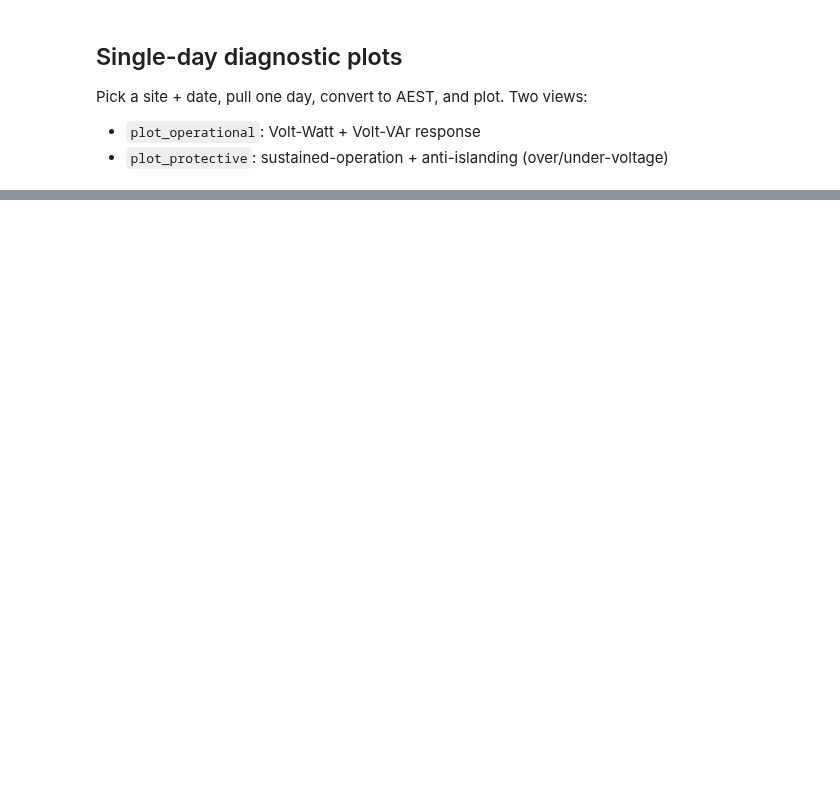
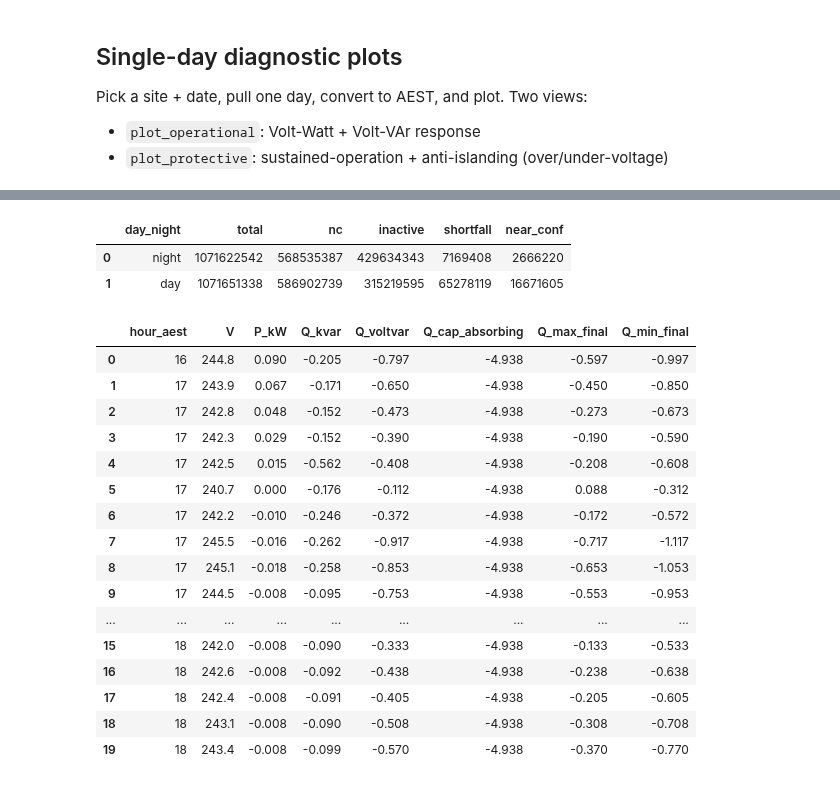
Before and after one commit to UNSW-CEEM/CICCADA, a Jupyter notebook: bms_sa_review/data_query/01b_fleet_eda.ipynb, the cells around one changed output, grey strips where cells are left out. Cells and saved outputs as stored; diff of their text form; code cells hidden in the pictures; blank space fills up the shorter version.

```diff
--- a/bms_sa_review/data_query/01b_fleet_eda.ipynb
+++ b/bms_sa_review/data_query/01b_fleet_eda.ipynb
@@ -281,9 +577,24 @@ ep.plot_operational(df_day, info["site_id"], info["ac_capacity_kw"], ZOOM_DATE,
+# %%
+aq("""
+    SELECT day_night,
+           sum(total_count)                        AS total,
+           sum(nonconformance_voltvar_count)       AS nc,
+           sum(Q_inactive_count)                   AS inactive,
+           sum(Q_significant_shortfall_count)      AS shortfall,
+           sum(Q_near_conformant_count)            AS near_conf
+    FROM conformance_voltvar_v2
+    GROUP BY day_night
+""", database=SAI)
+# %% [output]
+|  | day_night | total | nc | inactive | shortfall | near_conf |
+| 0 | night | 1071622542 | 568535387 | 429634343 | 7169408 | 2666220 |
+| 1 | day | 1071651338 | 586902739 | 315219595 | 65278119 | 16671605 |
 # %%
 from as4777_curves import vvar_required_q_sql, q_cap_absorbing_sql, tol_kw_sql
 
 SITE = SITE_ID
 YEAR = 2024
-MONTH = 7
+MONTH = 8
 
 q_required = vvar_required_q_sql("V", "ac_capacity_kw")
 q_cap      = q_cap_absorbing_sql("P_kW", "S_99")
@@ -315,32 +626,50 @@ chk = aq(f"""
         SELECT *,
                -Q_cap_absorbing  AS Q_cap_supplying,
                Q_voltvar + {tol} AS Q_voltvar_max,
                Q_voltvar - {tol} AS Q_voltvar_min
         FROM required_q
     ),
     clamped AS (
         SELECT *,
                CASE WHEN Q_voltvar_max < 0
                     THEN greatest(Q_voltvar_max, Q_cap_absorbing + {tol})
                     ELSE Q_voltvar_max END AS Q_max_final,
                CASE WHEN Q_voltvar_min > 0
                     THEN least(Q_voltvar_min, Q_cap_supplying - {tol})
                     ELSE Q_voltvar_min END AS Q_min_final
         FROM tol_band
     )
     SELECT
         hour(t_stamp + interval '10' hour) AS hour_aest,
         round(V,1) AS V, round(P_kW,3) AS P_kW, round(Q_kvar,3) AS Q_kvar,
         round(Q_voltvar,3)       AS Q_voltvar,
         round(Q_cap_absorbing,3) AS Q_cap_absorbing,
         round(Q_max_final,3)     AS Q_max_final,
         round(Q_min_final,3)     AS Q_min_final
     FROM clamped
     WHERE V > 240 AND P_kW < 0.1
     ORDER BY t_stamp
     LIMIT 20
 """, database=SAI)
 
 chk
+# %% [output]
+|  | hour_aest | V | P_kW | Q_kvar | Q_voltvar | Q_cap_absorbing | Q_max_final | Q_min_final |
+| 0 | 16 | 244.8 | 0.090 | -0.205 | -0.797 | -4.938 | -0.597 | -0.997 |
+| 1 | 17 | 243.9 | 0.067 | -0.171 | -0.650 | -4.938 | -0.450 | -0.850 |
+| 2 | 17 | 242.8 | 0.048 | -0.152 | -0.473 | -4.938 | -0.273 | -0.673 |
+| 3 | 17 | 242.3 | 0.029 | -0.152 | -0.390 | -4.938 | -0.190 | -0.590 |
+| 4 | 17 | 242.5 | 0.015 | -0.562 | -0.408 | -4.938 | -0.208 | -0.608 |
+| 5 | 17 | 240.7 | 0.000 | -0.176 | -0.112 | -4.938 | 0.088 | -0.312 |
+| 6 | 17 | 242.2 | -0.010 | -0.246 | -0.372 | -4.938 | -0.172 | -0.572 |
+| 7 | 17 | 245.5 | -0.016 | -0.262 | -0.917 | -4.938 | -0.717 | -1.117 |
+| 8 | 17 | 245.1 | -0.018 | -0.258 | -0.853 | -4.938 | -0.653 | -1.053 |
+| 9 | 17 | 244.5 | -0.008 | -0.095 | -0.753 | -4.938 | -0.553 | -0.953 |
+| ... | ... | ... | ... | ... | ... | ... | ... | ... |
+| 15 | 18 | 242.0 | -0.008 | -0.090 | -0.333 | -4.938 | -0.133 | -0.533 |
+| 16 | 18 | 242.6 | -0.008 | -0.092 | -0.438 | -4.938 | -0.238 | -0.638 |
+| 17 | 18 | 242.4 | -0.008 | -0.091 | -0.405 | -4.938 | -0.205 | -0.605 |
+| 18 | 18 | 243.1 | -0.008 | -0.090 | -0.508 | -4.938 | -0.308 | -0.708 |
+| 19 | 18 | 243.4 | -0.008 | -0.099 | -0.570 | -4.938 | -0.370 | -0.770 |
 # %%
 ep.plot_protective(df_day, info["site_id"], info["ac_capacity_kw"], ZOOM_DATE)
```
Also changed, not shown: parts of 26 cells of this notebook, 4 other files.
